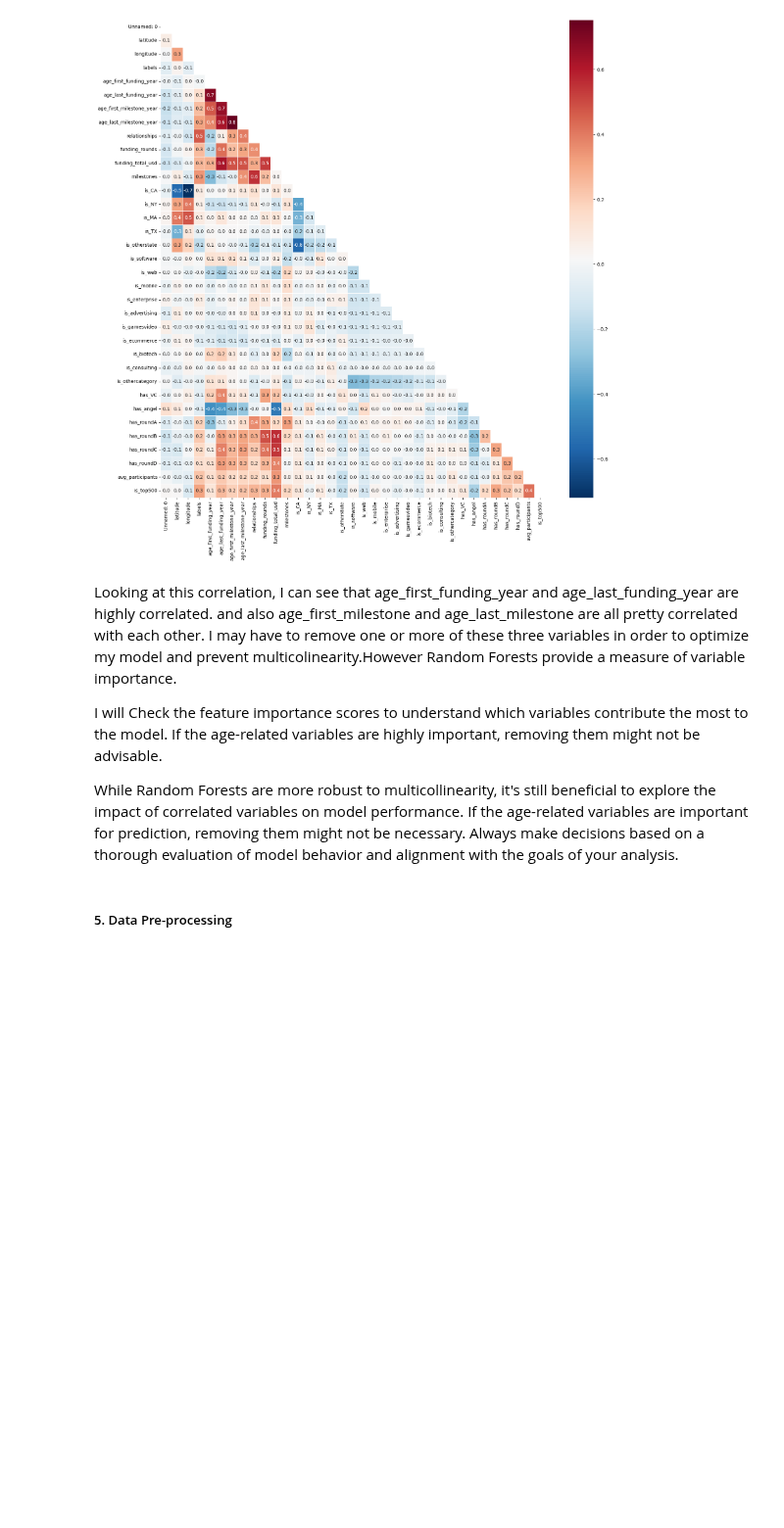
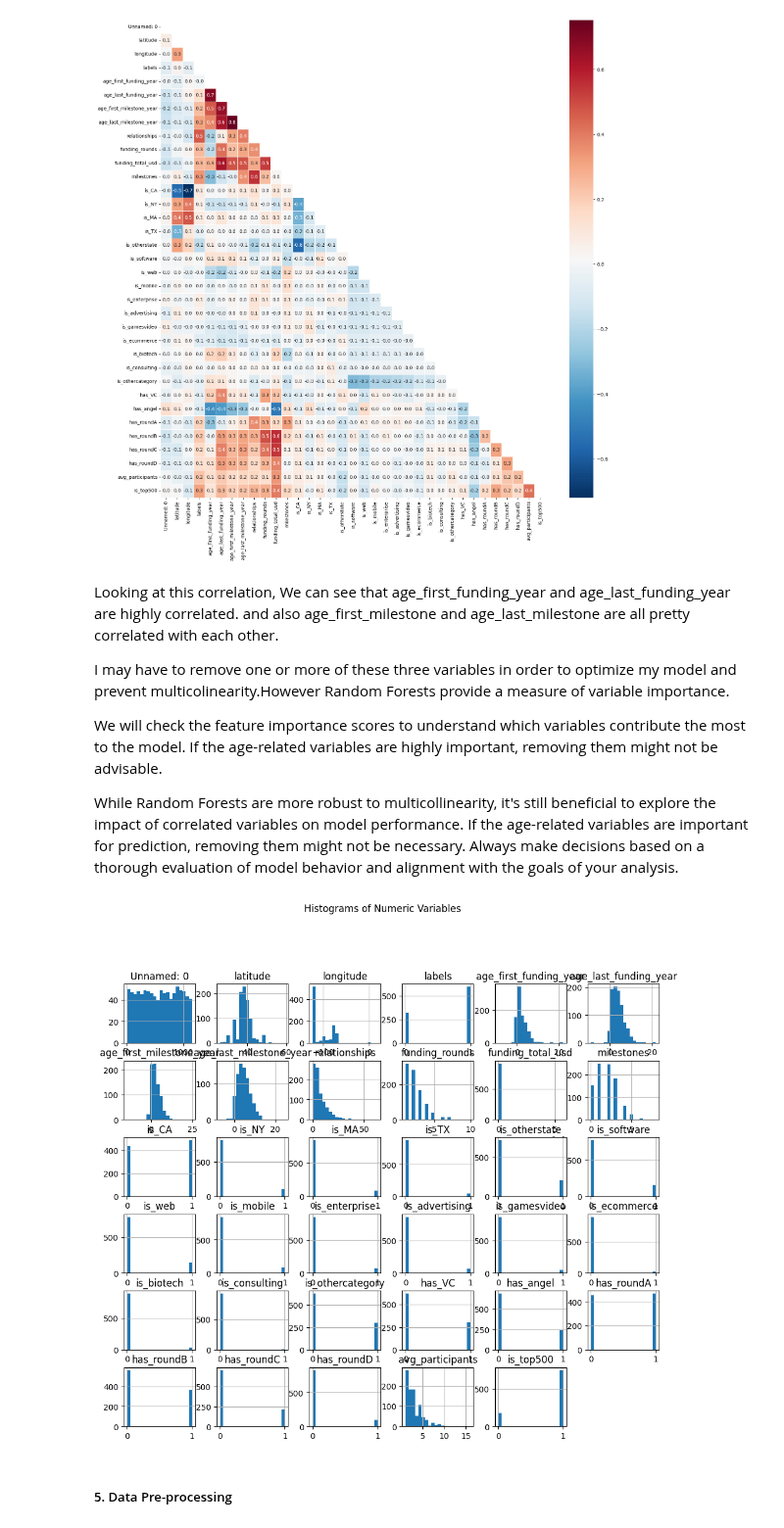
Before and after one commit to GabrielaArzateR/Predicting_startup_succes-, a Jupyter notebook: notebook/experimentation.ipynb, the cells around one changed output. Shown at 98% size. Drawn from its saved outputs; the diff is of its cells as text; code cells hidden in the pictures; blank space fills up the shorter version.

Commit message:
plot visualization

```diff
--- a/notebook/experimentation.ipynb
+++ b/notebook/experimentation.ipynb
@@ -162,14 +175,28 @@ draw_heatmap(numerical_df_1)
 # %% [output]
 [figure]
 # %% [markdown]
-Looking at this correlation,  I can see that
+Looking at this correlation,  We can see that
 age_first_funding_year and age_last_funding_year are highly correlated.
 and also age_first_milestone and age_last_milestone are all pretty correlated with each other.
+
 I may have to remove one or more of these three variables in order to optimize my model and prevent multicolinearity.However Random Forests provide a measure of variable importance.
 
-I will Check the feature importance scores to understand which variables contribute the most to the model. If the age-related variables are highly important, removing them might not be advisable.
+We will check the feature importance scores to understand which variables contribute the most to the model. If the age-related variables are highly important, removing them might not be advisable.
 
 While Random Forests are more robust to multicollinearity, it's still beneficial to explore the impact of correlated variables on model performance. If the age-related variables are important for prediction, removing them might not be necessary. Always make decisions based on a thorough evaluation of model behavior and alignment with the goals of your analysis.
+# %%
+import matplotlib.pyplot as plt
+import seaborn as sns
+
+# Assuming 'df' is your DataFrame containing the dataset
+
+# Histograms for Numeric Variables
+numeric_cols = data.select_dtypes(include='number').columns
+data[numeric_cols].hist(figsize=(12, 10), bins=20)
+plt.suptitle('Histograms of Numeric Variables', y=1.02)
+plt.show()
+# %% [output]
+[figure, added]
 # %% [markdown]
 ##### 5. Data Pre-processing
 # %% [markdown]
```
Also changed, not shown: parts of 13 cells of this notebook.
